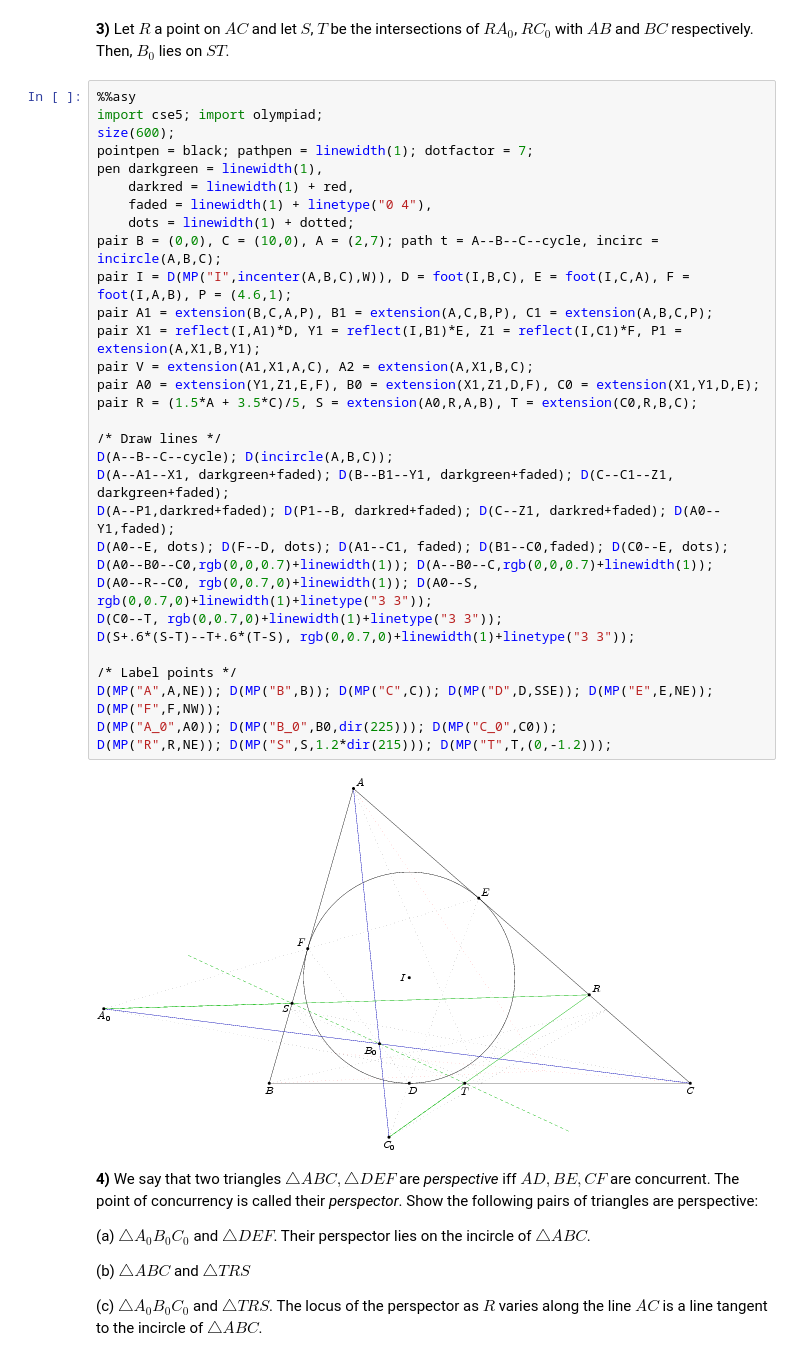
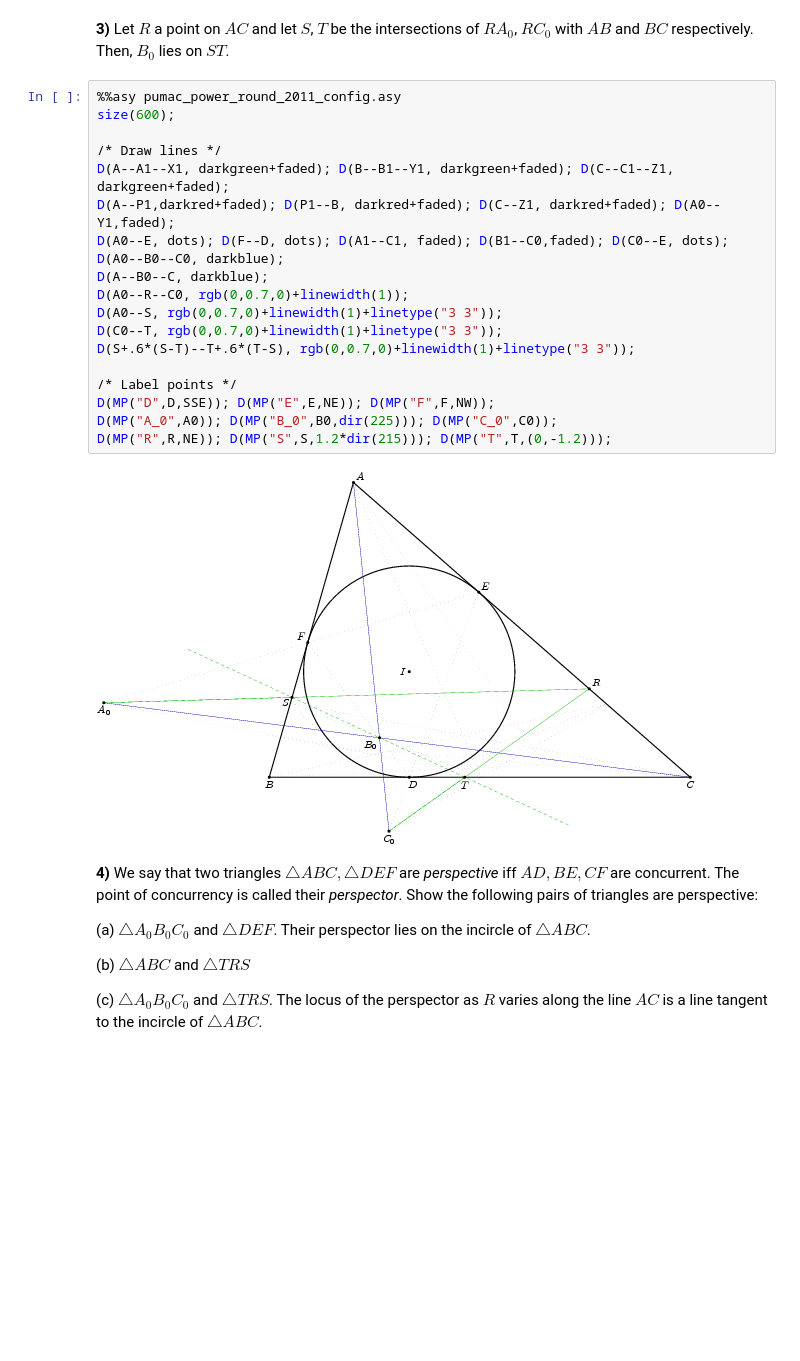
Before and after one commit to jrjohansson/ipython-asymptote, a Jupyter notebook: examples/pumac_power_round_2011.ipynb, the cells around one changed output. Drawn from its saved outputs; the diff is of its cells as text; blank space fills up the shorter version.

```diff
--- a/examples/pumac_power_round_2011.ipynb
+++ b/examples/pumac_power_round_2011.ipynb
@@ -84,38 +112,26 @@ D(MP("A_0",A0)); D(MP("B_0",B0,0.8*dir(30))); D(MP("C_0",C0));
 # %% [markdown]
 **3)** Let $R$ a point on $AC$ and let $S$, $T$ be the intersections of $RA_{0}$, $RC_{0}$ with $AB$ and $BC$ respectively. Then, $B_{0}$ lies on $ST$.
-# %%
-%%asy
-import cse5; import olympiad;
-size(600);
-pointpen = black; pathpen = linewidth(1); dotfactor = 7;
-pen darkgreen = linewidth(1),
-    darkred = linewidth(1) + red,
-    faded = linewidth(1) + linetype("0 4"),
-    dots = linewidth(1) + dotted;
-pair B = (0,0), C = (10,0), A = (2,7); path t = A--B--C--cycle, incirc = incircle(A,B,C);
-pair I = D(MP("I",incenter(A,B,C),W)), D = foot(I,B,C), E = foot(I,C,A), F = foot(I,A,B), P = (4.6,1);
-pair A1 = extension(B,C,A,P), B1 = extension(A,C,B,P), C1 = extension(A,B,C,P);
-pair X1 = reflect(I,A1)*D, Y1 = reflect(I,B1)*E, Z1 = reflect(I,C1)*F, P1 = extension(A,X1,B,Y1);
-pair V = extension(A1,X1,A,C), A2 = extension(A,X1,B,C);
-pair A0 = extension(Y1,Z1,E,F), B0 = extension(X1,Z1,D,F), C0 = extension(X1,Y1,D,E);
-pair R = (1.5*A + 3.5*C)/5, S = extension(A0,R,A,B), T = extension(C0,R,B,C);
-
-/* Draw lines */
-D(A--B--C--cycle); D(incircle(A,B,C));
-D(A--A1--X1, darkgreen+faded); D(B--B1--Y1, darkgreen+faded); D(C--C1--Z1, darkgreen+faded);
-D(A--P1,darkred+faded); D(P1--B, darkred+faded); D(C--Z1, darkred+faded); D(A0--Y1,faded);
-D(A0--E, dots); D(F--D, dots); D(A1--C1, faded); D(B1--C0,faded); D(C0--E, dots);
-D(A0--B0--C0,rgb(0,0,0.7)+linewidth(1)); D(A--B0--C,rgb(0,0,0.7)+linewidth(1));
-D(A0--R--C0, rgb(0,0.7,0)+linewidth(1)); D(A0--S, rgb(0,0.7,0)+linewidth(1)+linetype("3 3"));
-D(C0--T, rgb(0,0.7,0)+linewidth(1)+linetype("3 3"));
-D(S+.6*(S-T)--T+.6*(T-S), rgb(0,0.7,0)+linewidth(1)+linetype("3 3"));
-
-/* Label points */
-D(MP("A",A,NE)); D(MP("B",B)); D(MP("C",C)); D(MP("D",D,SSE)); D(MP("E",E,NE)); D(MP("F",F,NW));
-D(MP("A_0",A0)); D(MP("B_0",B0,dir(225))); D(MP("C_0",C0));
-D(MP("R",R,NE)); D(MP("S",S,1.2*dir(215))); D(MP("T",T,(0,-1.2)));
-# %% [output]
-[figure, removed]
+# %%
+%%asy pumac_power_round_2011_config.asy
+size(600);
+
+/* Draw lines */
+D(A--A1--X1, darkgreen+faded); D(B--B1--Y1, darkgreen+faded); D(C--C1--Z1, darkgreen+faded);
+D(A--P1,darkred+faded); D(P1--B, darkred+faded); D(C--Z1, darkred+faded); D(A0--Y1,faded);
+D(A0--E, dots); D(F--D, dots); D(A1--C1, faded); D(B1--C0,faded); D(C0--E, dots);
+D(A0--B0--C0, darkblue);
+D(A--B0--C, darkblue);
+D(A0--R--C0, rgb(0,0.7,0)+linewidth(1));
+D(A0--S, rgb(0,0.7,0)+linewidth(1)+linetype("3 3"));
+D(C0--T, rgb(0,0.7,0)+linewidth(1)+linetype("3 3"));
+D(S+.6*(S-T)--T+.6*(T-S), rgb(0,0.7,0)+linewidth(1)+linetype("3 3"));
+
+/* Label points */
+D(MP("D",D,SSE)); D(MP("E",E,NE)); D(MP("F",F,NW));
+D(MP("A_0",A0)); D(MP("B_0",B0,dir(225))); D(MP("C_0",C0));
+D(MP("R",R,NE)); D(MP("S",S,1.2*dir(215))); D(MP("T",T,(0,-1.2)));
+# %% [output]
+[figure, added]
 # %% [markdown]
 **4)** We say that two triangles $\triangle ABC, \triangle DEF$ are *perspective* iff $AD, BE, CF$ are concurrent. The point of concurrency is called their *perspector*. Show the following pairs of triangles are perspective:
 
```
Also changed, not shown: parts of 10 cells of this notebook, 3 other files.
